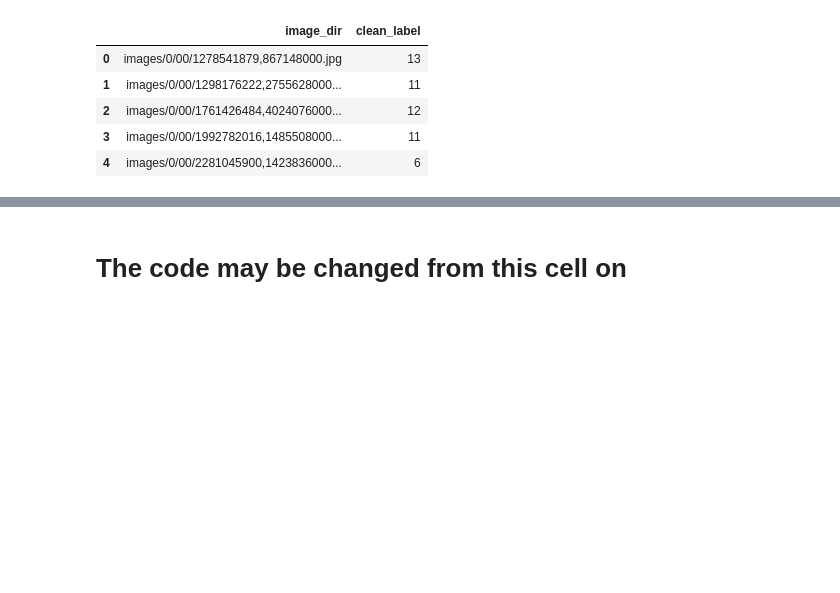
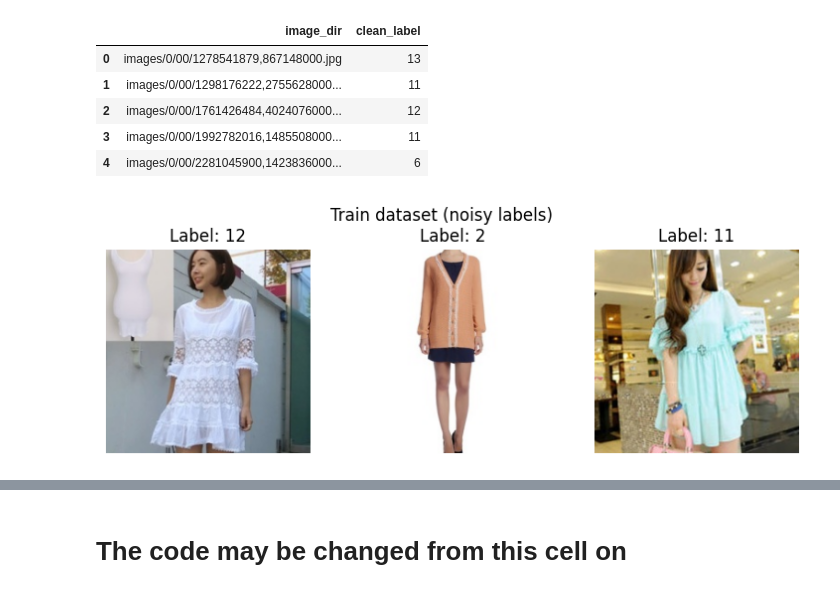
Before and after one commit to DaniBacaicoa/Virtual-Labels, a Jupyter notebook: Example_clothing1m.ipynb, the cells around one changed output, grey strips where cells are left out. Drawn from its saved outputs; the diff is of its cells as text; code cells hidden in the pictures; blank space fills up the shorter version.

```diff
--- a/Example_clothing1m.ipynb
+++ b/Example_clothing1m.ipynb
@@ -241,7 +257,7 @@ train_dataset = ClothingDataset(
     df = Train_df,
     root_dir = root_dir,
     label_col = "noisy_label",
-    one_hot = False,
+    one_hot = True,
     flatten = False      # This would be only for an MLP but Clothing is excesive big to do so.
 )
 
@@ -249,7 +265,7 @@ train_loader = DataLoader(
     train_dataset,
     batch_size = 64,
     shuffle = True,
-    num_workers = 4,
+    num_workers = 0,
     pin_memory = True
 )
 
@@ -258,7 +274,7 @@ test_dataset = ClothingDataset(
     df = Test_df,
     root_dir = root_dir,
     label_col = "clean_label",
-    one_hot = False,
+    one_hot = True,
     flatten = False
 )
 
@@ -266,7 +282,7 @@ test_loader = DataLoader(
     test_dataset,
     batch_size = 64,
     shuffle = False,
-    num_workers = 4,
+    num_workers = 0,
     pin_memory = True
 )
 # %%
@@ -276,3 +289,35 @@ import torch
 # We get the fist batch
 train_images, train_labels = next(iter(train_loader))
 test_images, test_labels = next(iter(test_loader))
+# %%
+IMAGENET_MEAN = torch.tensor([0.485, 0.456, 0.406]).view(3, 1, 1)
+IMAGENET_STD  = torch.tensor([0.229, 0.224, 0.225]).view(3, 1, 1)
+
+fig, axes = plt.subplots(1, 3, figsize=(9, 3))
+fig.suptitle("Train dataset (noisy labels)")
+
+for i in range(3):
+    img = train_images[i].cpu()
+
+    # Unnormalize
+    img = img * IMAGENET_STD + IMAGENET_MEAN
+    img = torch.clamp(img, 0, 1)
+
+    # (C, H, W) → (H, W, C)
+    img = img.permute(1, 2, 0)
+
+    # ---- LABEL HANDLING (ROBUST) ----
+    label = train_labels[i]
+
+    if label.ndim == 0:              # integer label
+        label_idx = label.item()
+    else:                            # one-hot or probability vector
+        label_idx = torch.argmax(label).item()
+
+    axes[i].imshow(img)
+    axes[i].set_title(f"Label: {label_idx}")
+    axes[i].axis("off")
+
+plt.show()
+# %% [output]
+[figure, added]
```
Also changed, not shown: parts of 14 cells of this notebook.
